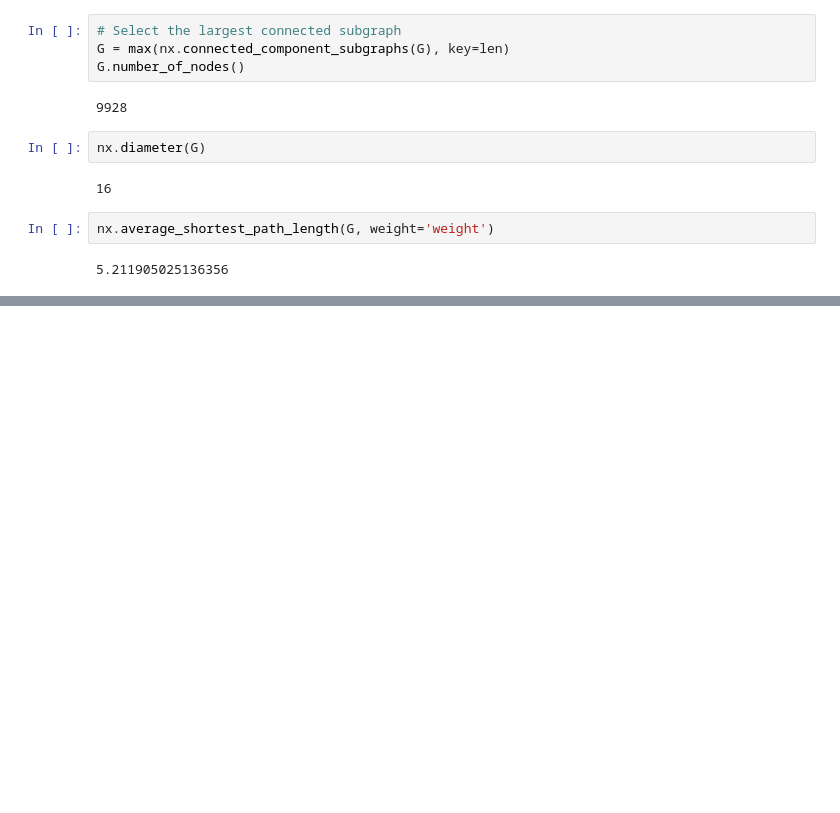
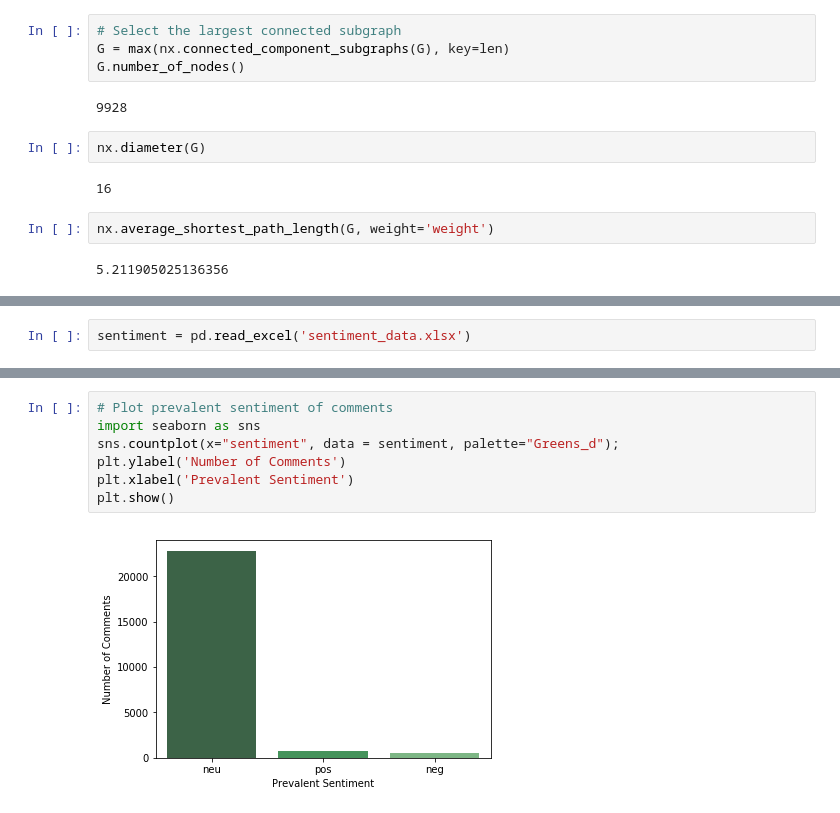
Before and after one commit to theoracley/Data620, a Jupyter notebook: FinalProject/FinalProject.ipynb, the cells around one changed output, grey strips where cells are left out. Saved outputs shown, nothing was run; the diff lists cells and outputs as text; blank space fills up the shorter version.

```diff
--- a/FinalProject/FinalProject.ipynb
+++ b/FinalProject/FinalProject.ipynb
@@ -205,0 +218,2 @@ plt.gcf().clear()
+# %%
+sentiment = pd.read_excel('sentiment_data.xlsx')
@@ -205,0 +306,9 @@ plt.gcf().clear()
+# %%
+# Plot prevalent sentiment of comments
+import seaborn as sns
+sns.countplot(x="sentiment", data = sentiment, palette="Greens_d");
+plt.ylabel('Number of Comments')
+plt.xlabel('Prevalent Sentiment')
+plt.show()
+# %% [output]
+[figure, added]
```
Also changed, not shown: parts of 43 cells of this notebook.
